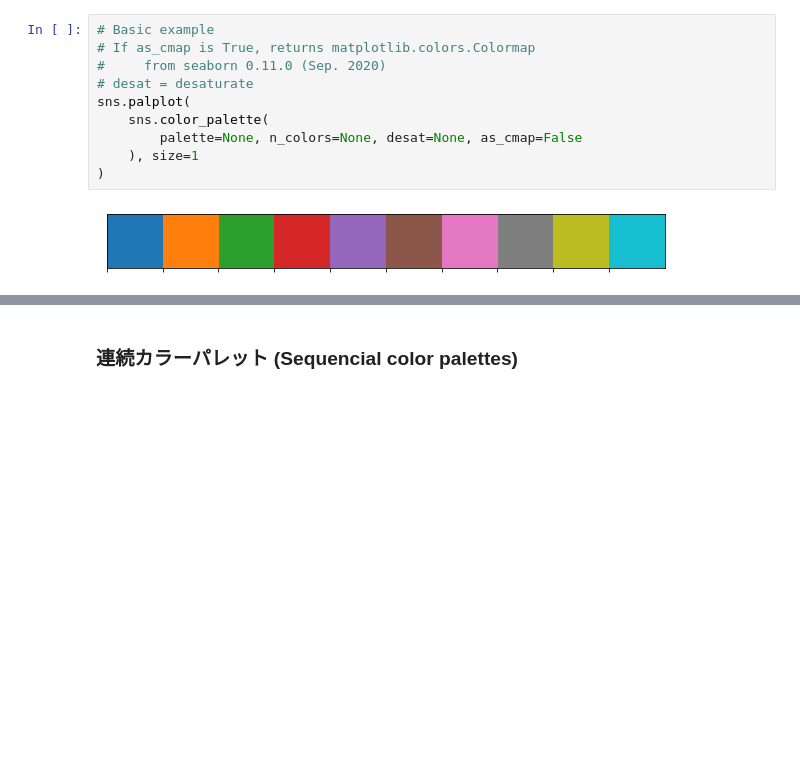
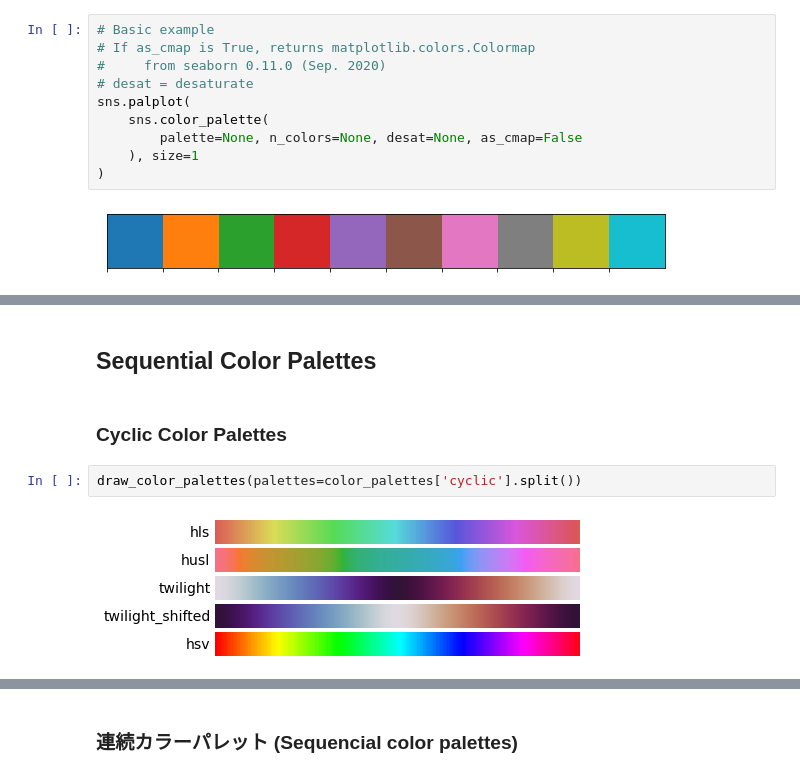
Before and after one commit to tetutaro/seaborn_color_palette, a Jupyter notebook: color_palette.ipynb, the cells around one changed output, grey strips where cells are left out. Cells and saved outputs as stored; diff of their text form; blank space fills up the shorter version.

```diff
--- a/color_palette.ipynb
+++ b/color_palette.ipynb
@@ -112,0 +148,8 @@ sns.palplot(sns.husl_palette(), size=1)
+# %% [markdown]
+## Sequential Color Palettes
+# %% [markdown]
+### Cyclic Color Palettes
+# %%
+draw_color_palettes(palettes=color_palettes['cyclic'].split())
+# %% [output]
+[figure, added]
```
Also changed, not shown: parts of 33 cells of this notebook.
